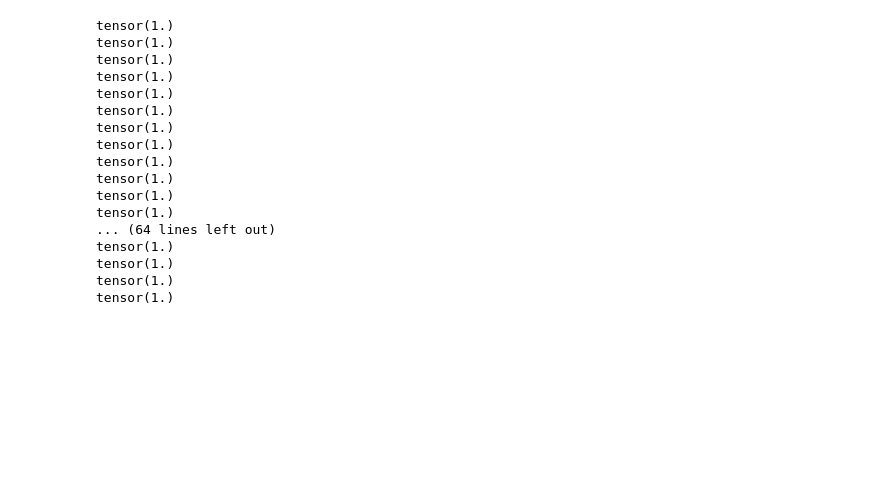
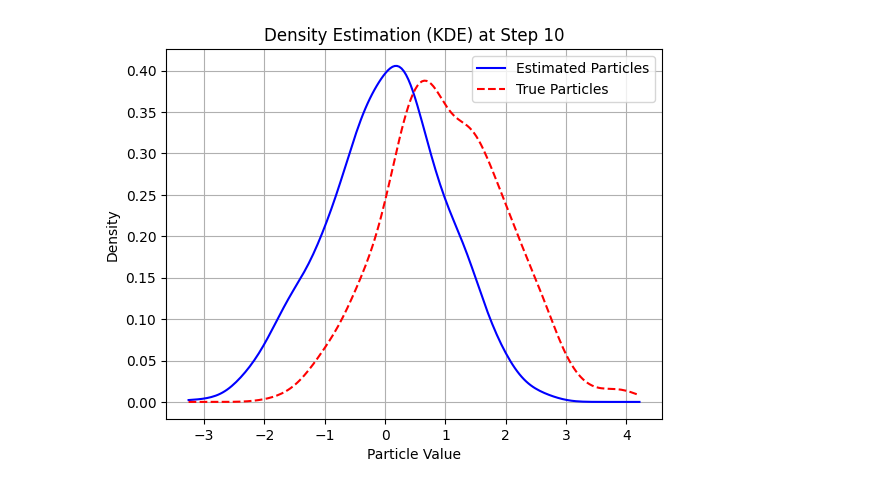
Before and after one commit to chris-mrn/SVGD, a Jupyter notebook: Notebook_test.ipynb, the cells around one changed output. Drawn from its saved outputs; the diff is of its cells as text; code cells hidden in the pictures; blank space fills up the shorter version.

```diff
--- a/Notebook_test.ipynb
+++ b/Notebook_test.ipynb
@@ -25,27 +1,43 @@ optimizer = torch.optim.SGD([a], lr=0.1, momentum=0.9)
-# %%
-for epoch in range(20):
-    for batch, X in enumerate(dataloader):
-        optimizer.zero_grad()
-        b = 0.5* torch.sum((X-2)**2)
-        b.retain_grad()
-        b.backward()
-        print(b.grad)
-        optimizer.step()
-# %% [output]
-tensor(1.)
-tensor(1.)
-tensor(1.)
-tensor(1.)
-tensor(1.)
-tensor(1.)
-tensor(1.)
-tensor(1.)
-tensor(1.)
-tensor(1.)
-tensor(1.)
-tensor(1.)
-... (64 lines left out)
-tensor(1.)
-tensor(1.)
-tensor(1.)
-tensor(1.)
+# %%
+import torch
+import numpy as np
+import matplotlib.pyplot as plt
+from scipy.stats import gaussian_kde
+
+def plot_kde(f_particles, f_true_particles, step):
+    """Plots the KDE estimation of given particles."""
+
+    # Convert PyTorch tensors to NumPy arrays
+    f_particles = f_particles.detach().numpy()
+    f_true_particles = f_true_particles.detach().numpy()
+
+    # Define grid for KDE evaluation
+    x_min, x_max = min(f_particles.min(), f_true_particles.min()), max(f_particles.max(), f_true_particles.max())
+    x_vals = np.linspace(x_min, x_max, 200)
+
+    # Estimate densities using KDE
+    kde_particles = gaussian_kde(f_particles)
+    kde_true_particles = gaussian_kde(f_true_particles)
+
+    # Plot KDE curves
+    plt.plot(x_vals, kde_particles(x_vals), label="Estimated Particles", linestyle="-", color="blue")
+    plt.plot(x_vals, kde_true_particles(x_vals), label="True Particles", linestyle="--", color="red")
+
+    # Formatting
+    plt.title(f'Density Estimation (KDE) at Step {step}')
+    plt.xlabel("Particle Value")
+    plt.ylabel("Density")
+    plt.legend()
+    plt.grid(True)
+
+    # Show plot
+    plt.show()
+
+# Example usage
+f_particles = torch.randn(1000)  # Estimated particles
+f_true_particles = torch.randn(1000) + 1  # True particles (shifted)
+step = 10  # Example step number
+
+plot_kde(f_particles, f_true_particles, step)
+# %% [output]
+[figure, added]
```
Also changed, not shown: parts of 10 cells of this notebook, 5 other files.
